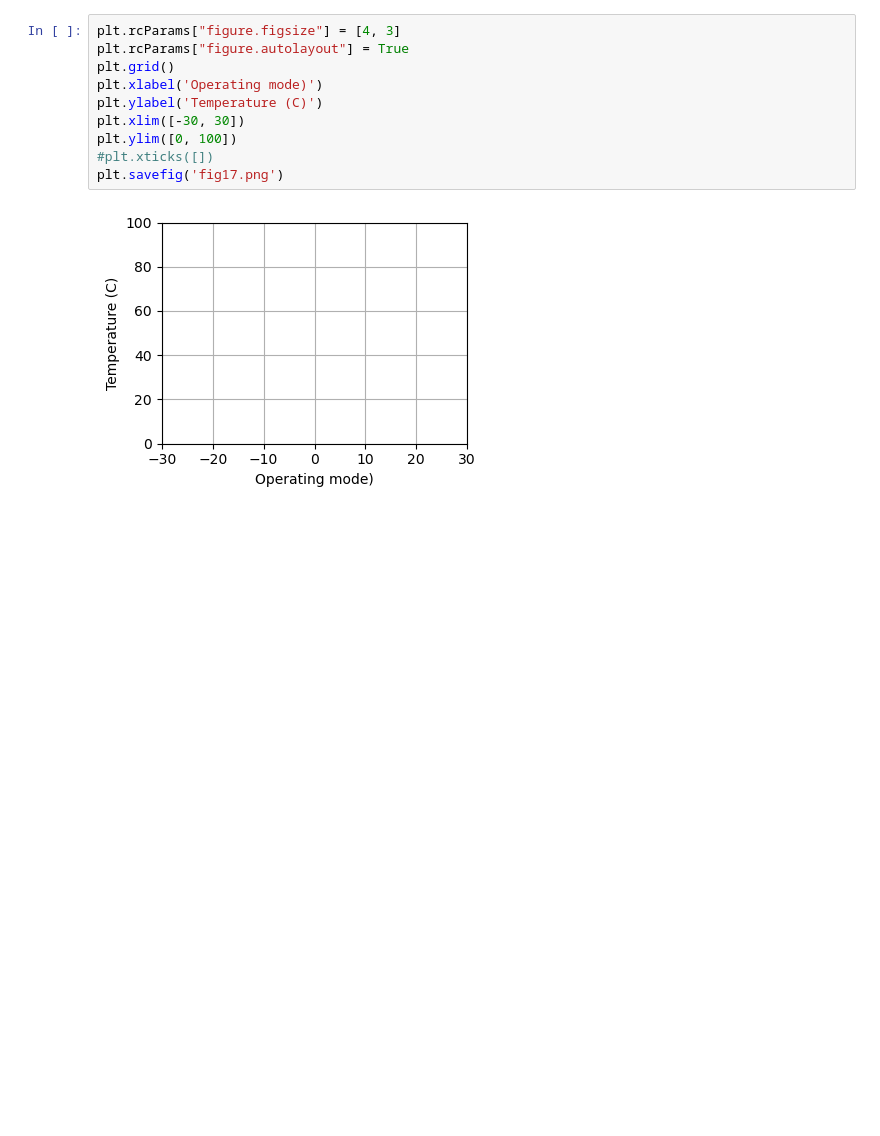
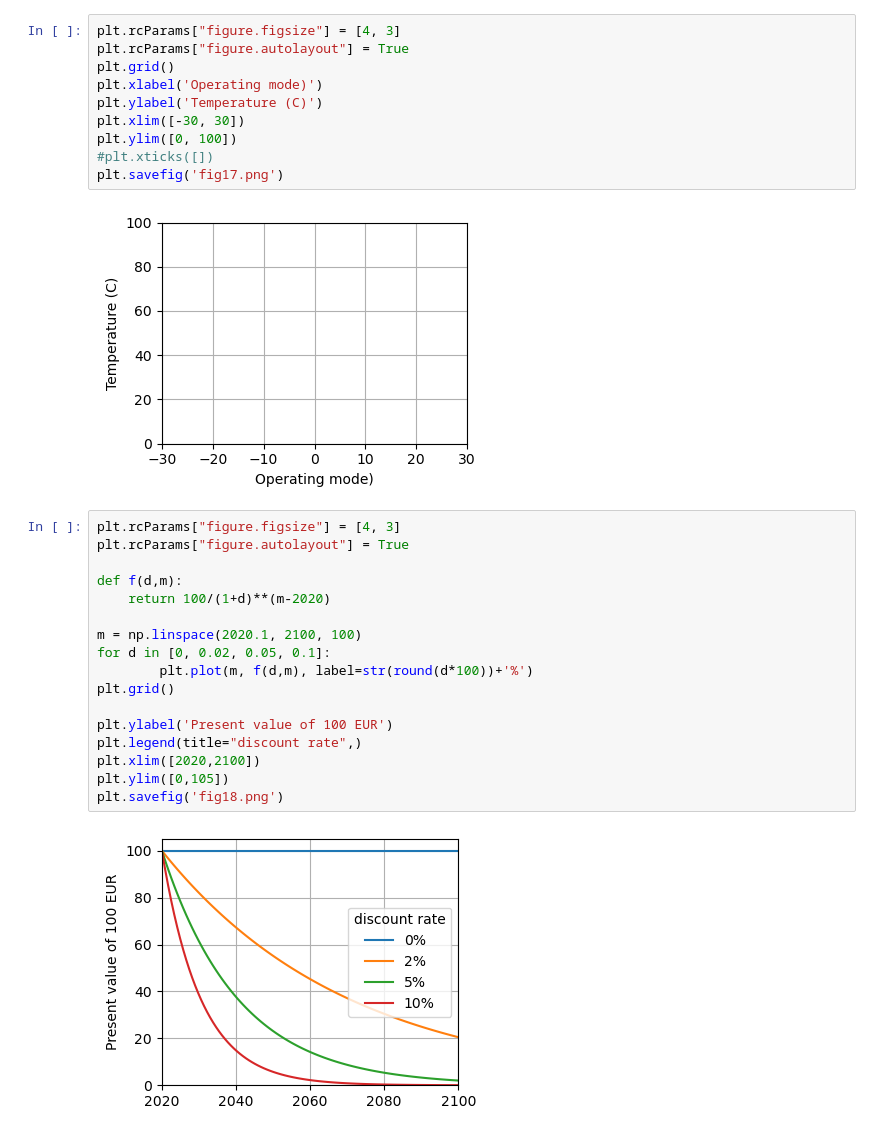
Before and after one commit to martavp/integrated-energy-grids, a Jupyter notebook: Lectures/Drawings_lectures.ipynb, the cells around one changed output. Cells and saved outputs as stored; diff of their text form; blank space fills up the shorter version.

```diff
--- a/Lectures/Drawings_lectures.ipynb
+++ b/Lectures/Drawings_lectures.ipynb
@@ -331,3 +331,22 @@ plt.ylim([0, 100])
 plt.savefig('fig17.png')
 # %% [output]
 [figure]
+# %%
+plt.rcParams["figure.figsize"] = [4, 3]
+plt.rcParams["figure.autolayout"] = True
+
+def f(d,m):
+    return 100/(1+d)**(m-2020)
+
+m = np.linspace(2020.1, 2100, 100)
+for d in [0, 0.02, 0.05, 0.1]:
+        plt.plot(m, f(d,m), label=str(round(d*100))+'%')
+plt.grid()
+
+plt.ylabel('Present value of 100 EUR')
+plt.legend(title="discount rate",)
+plt.xlim([2020,2100])
+plt.ylim([0,105])
+plt.savefig('fig18.png')
+# %% [output]
+[figure, added]
```
Also changed, not shown: 6 other files.
